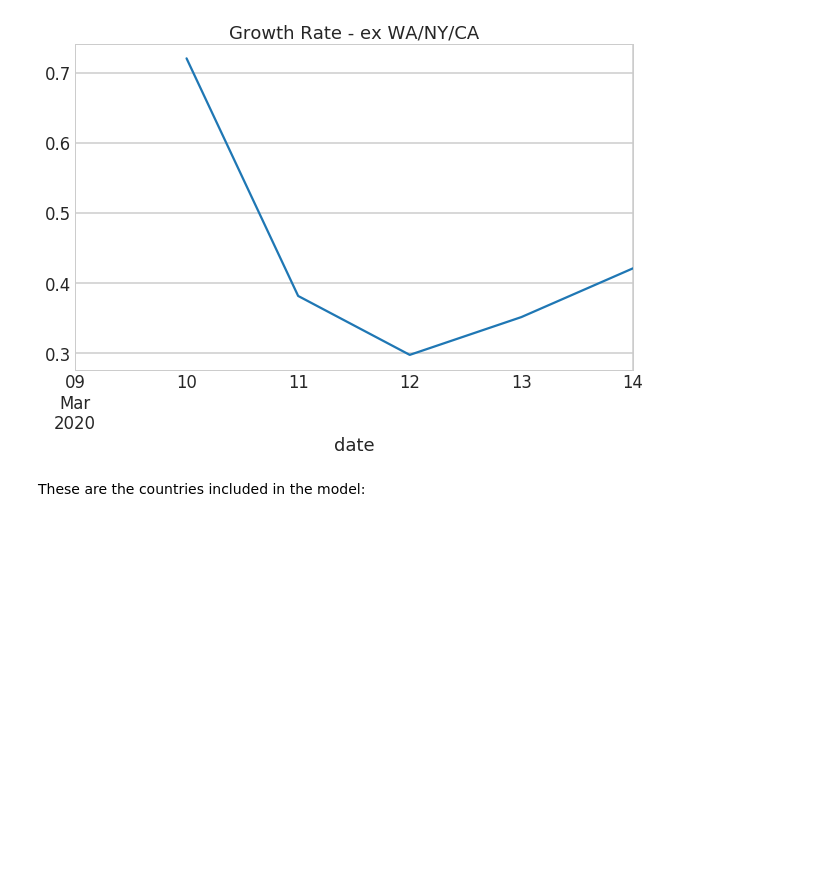
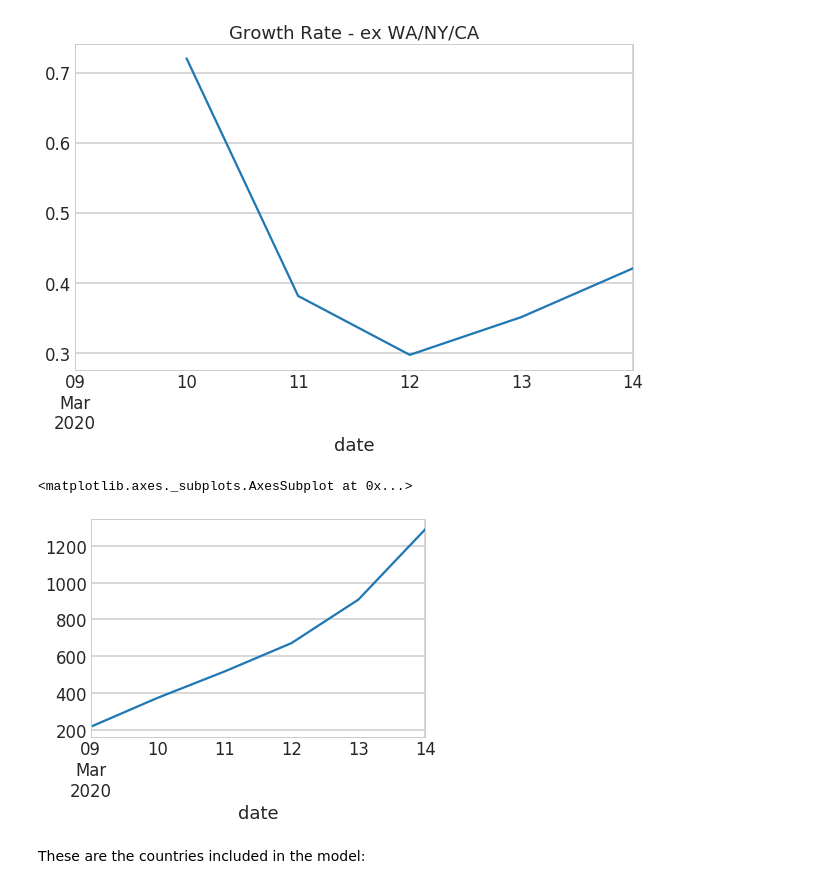
Before and after one commit to bensonlee5/covid19, a Jupyter notebook: covid19_growth_bayes_bl.ipynb, the cells around one changed output. Saved outputs shown, nothing was run; the diff lists cells and outputs as text; code cells hidden in the pictures; blank space fills up the shorter version.

```diff
--- a/covid19_growth_bayes_bl.ipynb
+++ b/covid19_growth_bayes_bl.ipynb
@@ -242,6 +242,11 @@ df_us_other = (df_sign.loc[df_sign['country'] == 'US (total)', 'cases'] - \
 # %% [output]
 <matplotlib.axes._subplots.AxesSubplot at 0x...>
 [figure]
+# %%
+df_us_other.plot()
+# %% [output]
+<matplotlib.axes._subplots.AxesSubplot at 0x...>
+[figure, added]
 # %% [markdown]
 These are the countries included in the model:
 # %%
```
